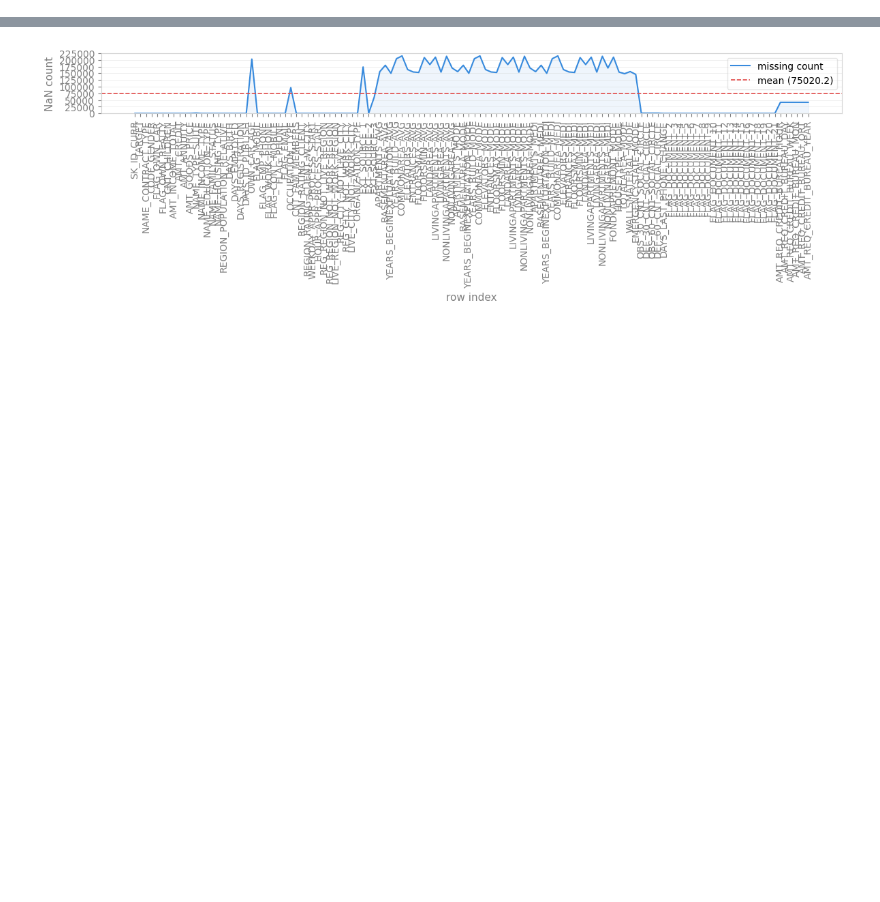
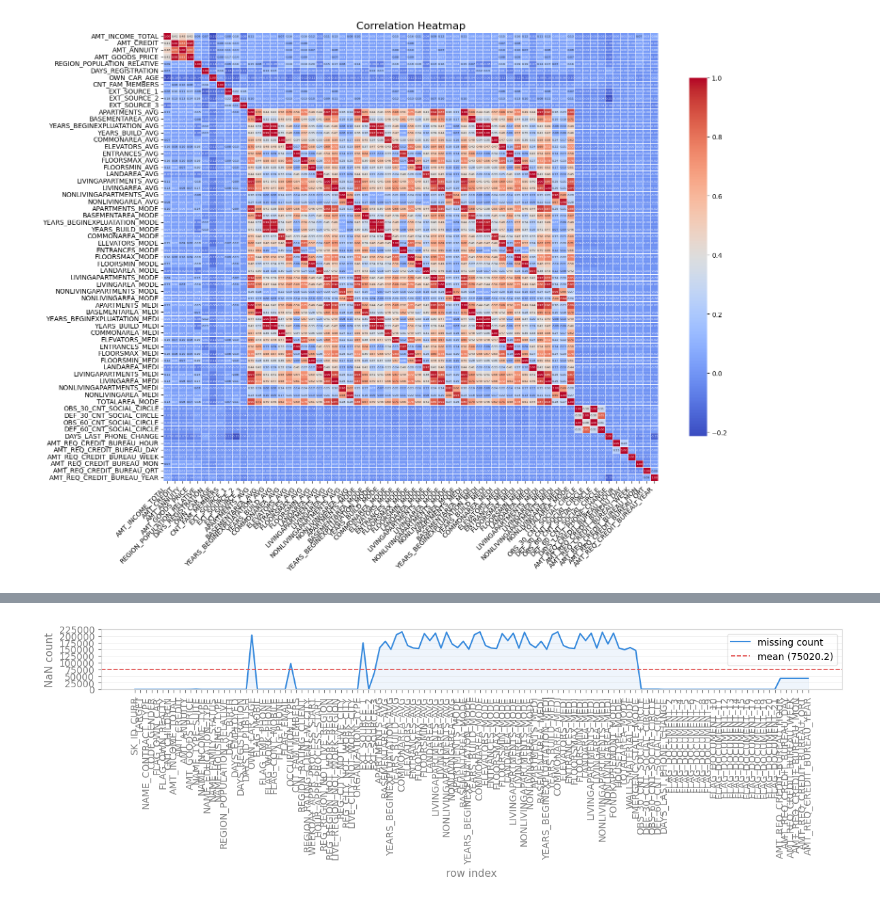
Before and after one commit to LeoL18/Home-Credit-Default-Prediction, a Jupyter notebook: credit-loan-default.ipynb, the cells around one changed output, grey strips where cells are left out. Saved outputs shown, nothing was run; the diff lists cells and outputs as text; code cells hidden in the pictures; blank space fills up the shorter version.

```diff
--- a/credit-loan-default.ipynb
+++ b/credit-loan-default.ipynb
@@ -38,0 +33,25 @@ Name: REGION_POPULATION_RELATIVE, Length: 307511, dtype: float64
+# %%
+numerical_cols = [c for c in train.columns if train.loc[:, c].dtype in ('float',)]
+
+corr = train[numerical_cols].corr(method = 'spearman')
+plt.figure(figsize=(16,12))  # make heatmap larger
+
+sns.heatmap(
+    corr,
+    annot=True,
+    fmt=".2f",
+    cmap="coolwarm",
+    linewidths=0.5,
+    square=False,
+    cbar_kws={"shrink": .8},
+    annot_kws = {'size': 4.5}
+)
+
+plt.xticks(rotation=45, ha="right")
+plt.yticks(rotation=0)
+plt.title("Correlation Heatmap", fontsize=16)
+
+plt.tight_layout()
+plt.show()
+# %% [output]
+[figure, added]
```
Also changed, not shown: parts of 24 cells of this notebook, 1 other file.
